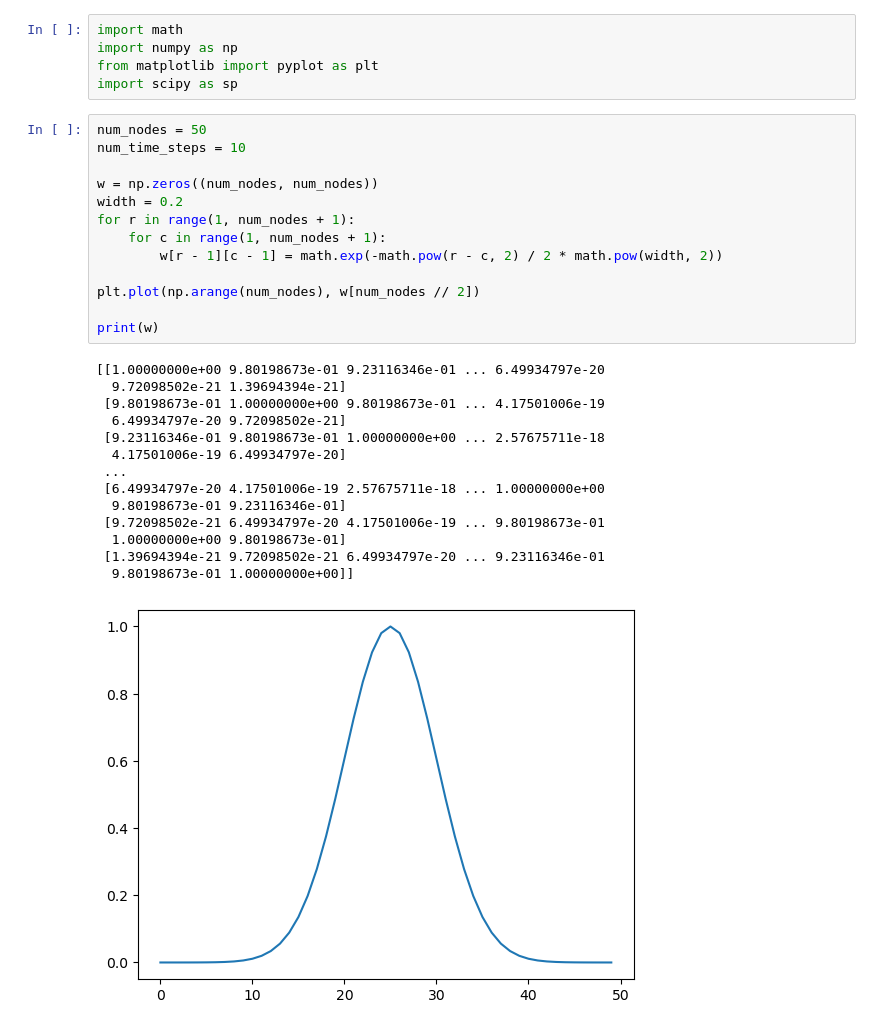
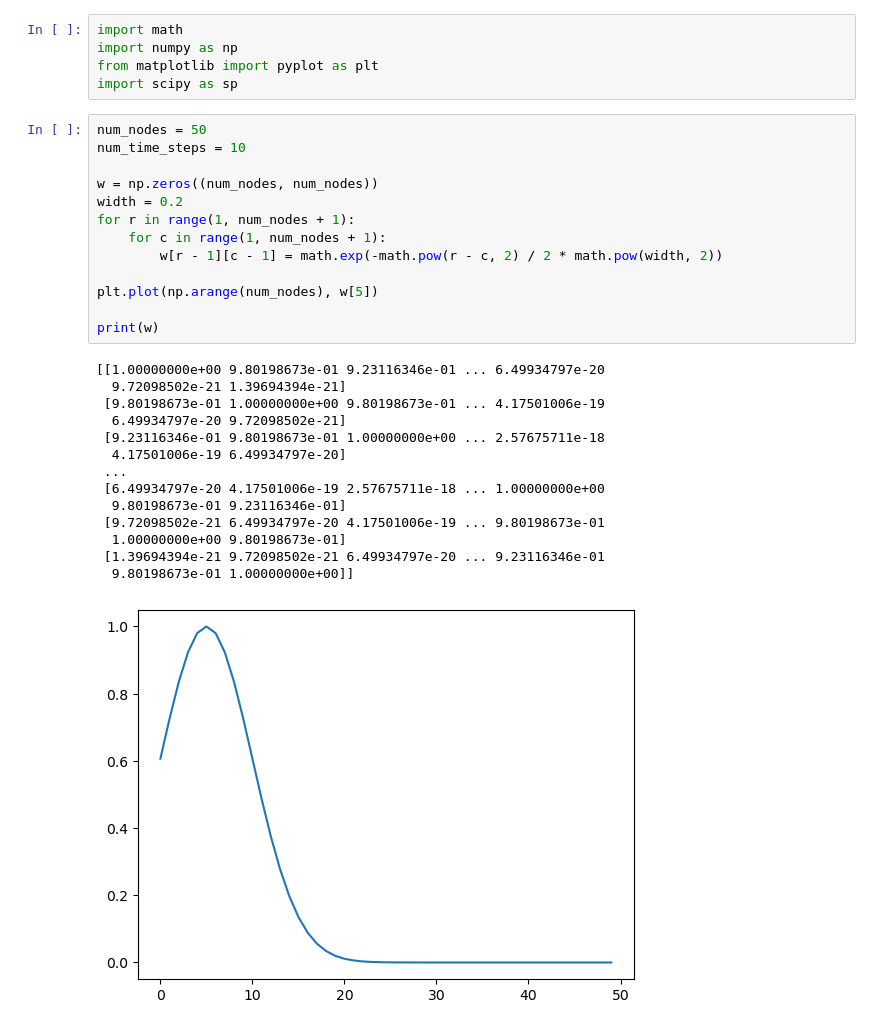
Before and after one commit to michealrm/Trappenberg_CAAN, a Jupyter notebook: caan_simulation.ipynb, the cells around one changed output. Saved outputs shown, nothing was run; the diff lists cells and outputs as text.

```diff
--- a/caan_simulation.ipynb
+++ b/caan_simulation.ipynb
@@ -11,30 +11,30 @@ import scipy as sp
 # %%
 num_nodes = 50
 num_time_steps = 10
 
 w = np.zeros((num_nodes, num_nodes))
 width = 0.2
 for r in range(1, num_nodes + 1):
     for c in range(1, num_nodes + 1):
         w[r - 1][c - 1] = math.exp(-math.pow(r - c, 2) / 2 * math.pow(width, 2))
 
-plt.plot(np.arange(num_nodes), w[num_nodes // 2])
+plt.plot(np.arange(num_nodes), w[5])
 
 print(w)
 # %% [output]
 [[1.00000000e+00 9.80198673e-01 9.23116346e-01 ... 6.49934797e-20
   9.72098502e-21 1.39694394e-21]
  [9.80198673e-01 1.00000000e+00 9.80198673e-01 ... 4.17501006e-19
   6.49934797e-20 9.72098502e-21]
  [9.23116346e-01 9.80198673e-01 1.00000000e+00 ... 2.57675711e-18
   4.17501006e-19 6.49934797e-20]
  ...
  [6.49934797e-20 4.17501006e-19 2.57675711e-18 ... 1.00000000e+00
   9.80198673e-01 9.23116346e-01]
  [9.72098502e-21 6.49934797e-20 4.17501006e-19 ... 9.80198673e-01
   1.00000000e+00 9.80198673e-01]
  [1.39694394e-21 9.72098502e-21 6.49934797e-20 ... 9.23116346e-01
   9.80198673e-01 1.00000000e+00]]
-[figure, old version]
+[figure, new version]
 # %%
 external_input = np.zeros((num_nodes, num_time_steps))
```
Also changed, not shown: parts of 5 cells of this notebook.
